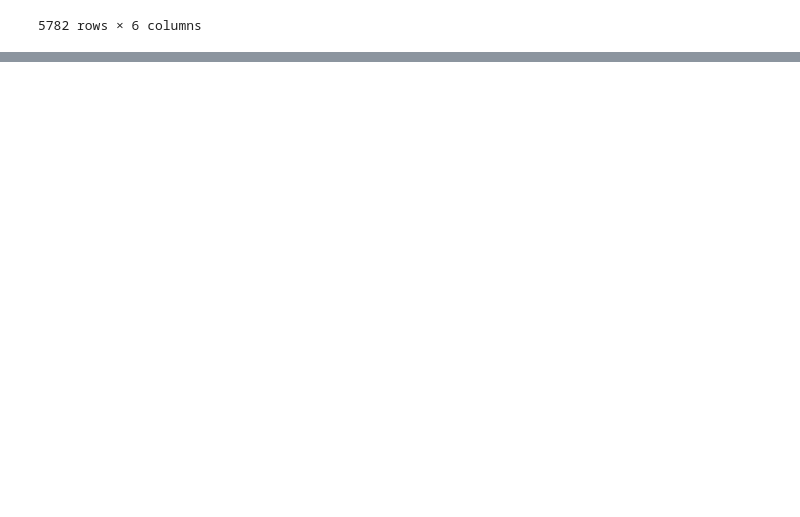
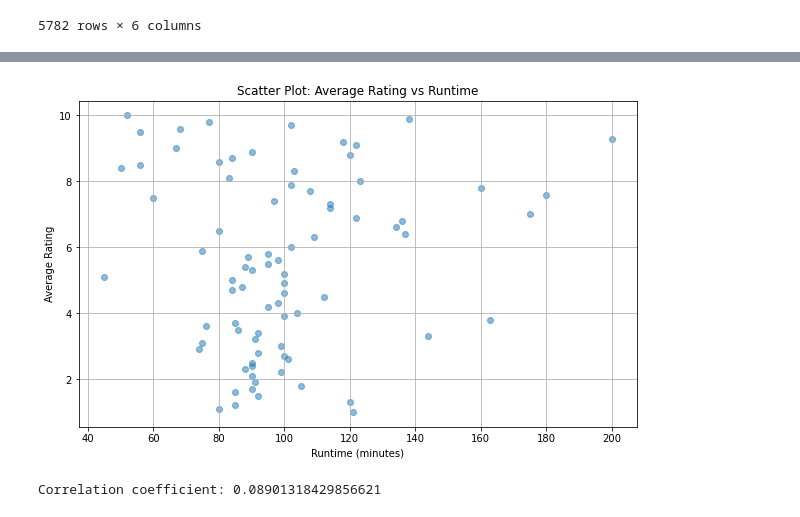
Before and after one commit to ZeejahWaseem/Capstone_Project, a Jupyter notebook: Notebooks/Laila_Folder/Laila.ipynb, the cells around one changed output, grey strips where cells are left out. Saved outputs shown, nothing was run; the diff lists cells and outputs as text; code cells hidden in the pictures; blank space fills up the shorter version.

```diff
--- a/Notebooks/Laila_Folder/Laila.ipynb
+++ b/Notebooks/Laila_Folder/Laila.ipynb
@@ -118,0 +201,30 @@ df_bom
+# %%
+import pandas as pd
+import sqlite3
+import matplotlib.pyplot as plt
+
+# Assuming 'conn' is your SQLite connection
+joined_tables_df = pd.read_sql("""SELECT *
+FROM movie_basics
+JOIN movie_ratings
+    USING(movie_id)
+GROUP BY averagerating
+ORDER BY runtime_minutes DESC
+;
+""", conn)
+
+# Create a scatter plot
+plt.figure(figsize=(10, 6))
+plt.scatter(joined_tables_df['runtime_minutes'], joined_tables_df['averagerating'], alpha=0.5)
+plt.title('Scatter Plot: Average Rating vs Runtime')
+plt.xlabel('Runtime (minutes)')
+plt.ylabel('Average Rating')
+plt.grid(True)
+plt.show()
+# %% [output]
+[figure, added]
+# %%
+correlation = joined_tables_df['runtime_minutes'].corr(joined_tables_df['averagerating'])
+print("Correlation coefficient:", correlation)
+# %% [output]
+Correlation coefficient: 0.08901318429856621
```
Also changed, not shown: parts of 11 cells of this notebook, 2 other files.
